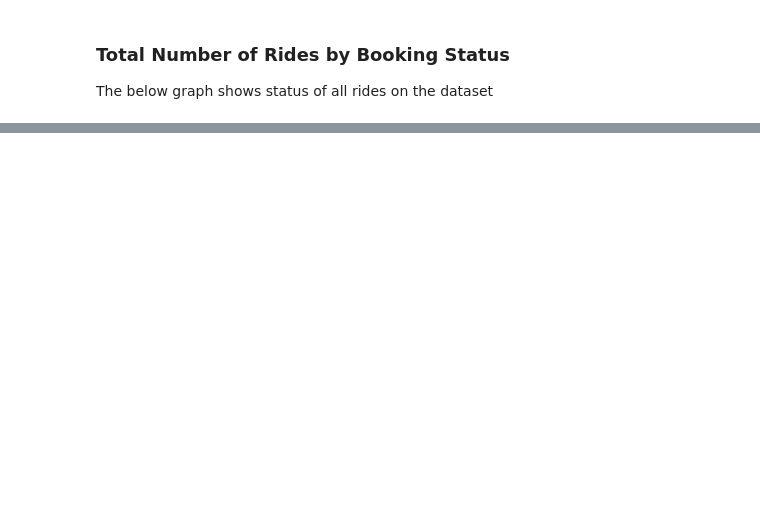
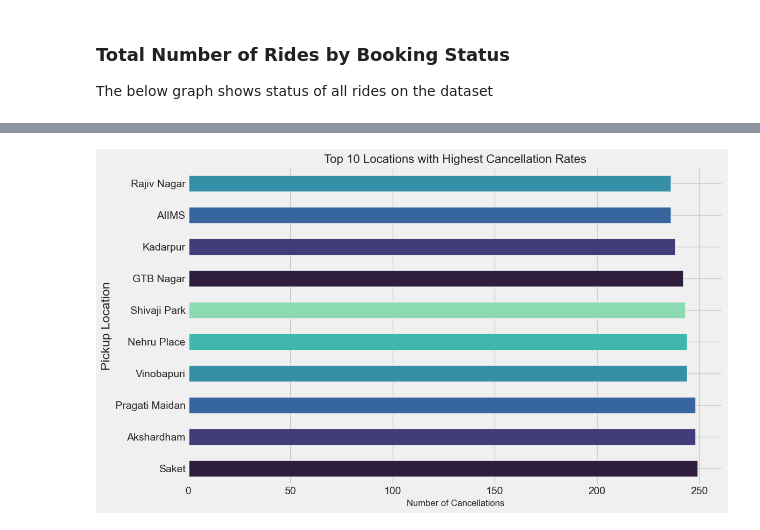
Before and after one commit to mahadevanpb/Uber-Ride-Data-Analysis, a Jupyter notebook: Visualization Dashboard.ipynb, the cells around one changed output, grey strips where cells are left out. Drawn from its saved outputs; the diff is of its cells as text; code cells hidden in the pictures; blank space fills up the shorter version.

```diff
--- a/Visualization Dashboard.ipynb
+++ b/Visualization Dashboard.ipynb
@@ -96,0 +124,7 @@ plt.savefig('visualization/Booking_status.png')
+# %%
+#Identifying Cancellation Hotspot
+cancelled_rides = df1[(df1['Booking Status'] == 'Cancelled by Driver') | (df1['Booking Status'] == 'Cancelled by Customer')]
+
+cancellation_hotspots = cancelled_rides['Pickup Location'].value_counts().head(10)
+print("\n Top 10 Locations with Highest Cancellation Rates:")
+print(cancellation_hotspots)
@@ -96,0 +145,11 @@ plt.savefig('visualization/Booking_status.png')
+# %%
+#Plotting Cancellation Hotspots
+plt.figure(figsize=(12,7))
+cancellation_hotspots.plot(kind='barh', color=sns.color_palette("mako"))
+plt.title('Top 10 Locations with Highest Cancellation Rates', fontsize=16)
+plt.xlabel('Number of Cancellations', fontsize=12)
+plt.tight_layout()
+plt.savefig('visualization/cancellation_hotspots.png')
+plt.show()
+# %% [output]
+[figure, added]
```
Also changed, not shown: parts of 14 cells of this notebook, 1 other file.
